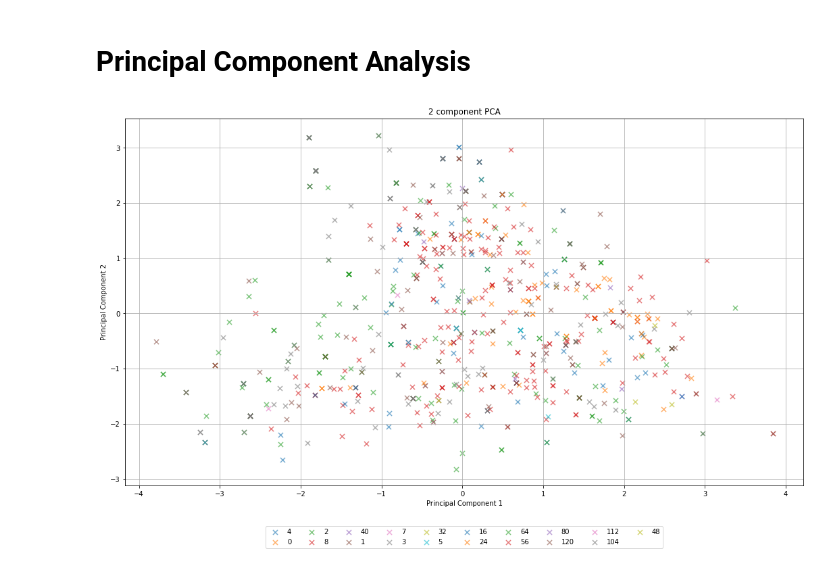
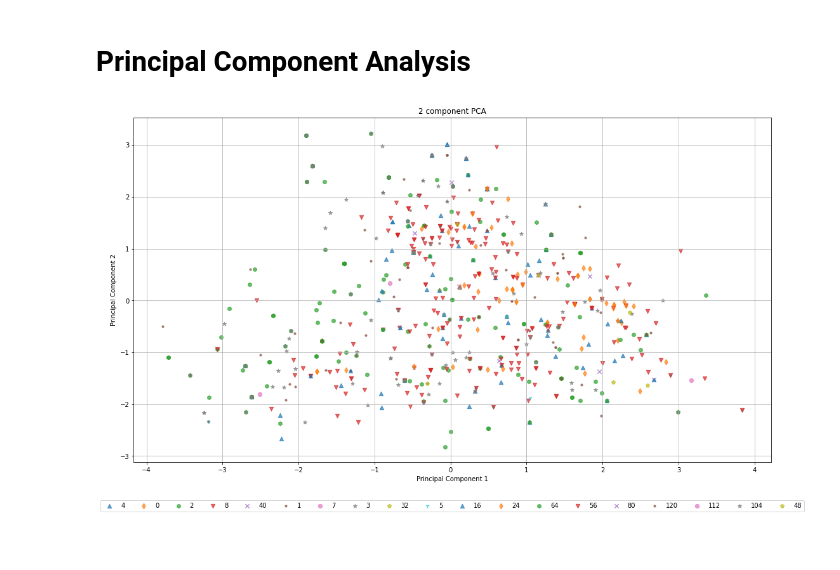
Before and after one commit to dmitriiannenkov/ml_hw_2, a Jupyter notebook: ML_Homework2_da1736.ipynb, the cells around one changed output. Saved outputs shown, nothing was run; the diff lists cells and outputs as text; code cells hidden in the pictures.

```diff
--- a/ML_Homework2_da1736.ipynb
+++ b/ML_Homework2_da1736.ipynb
@@ -381,7 +382,3 @@ X_scaled = scaler.fit_transform(X)
 X_test_scaled = scaler.transform(X_test)
 # %% [markdown]
 # **KNN**
-# %%
-# Initial testing with k = 5 KNNClassifier
-knn = KNeighborsClassifier(n_neighbors = 5) #setting up the KNN model to use 5NN
-knn.fit(X_train_scaled, y_train) #fitting the KNN
@@ -535,26 +537,29 @@ finalDf = pd.concat([principalDf, df[['Absenteeism time in hours']]], axis = 1)
 # %%
 fig = plt.figure(figsize = (18,10))
 ax = fig.add_subplot(1,1,1)
 ax.set_xlabel('Principal Component 1')
 ax.set_ylabel('Principal Component 2')
 ax.set_title('2 component PCA')
 targets = finalDf['Absenteeism time in hours'].unique()
 
 colors = []
+marker = itertools.cycle(('^', 'd', 'h', 'v', 'x', '.', 'o','*', 'p', '1'))
+
 for i in range(0, len(finalDf['Absenteeism time in hours'].unique())+1):
     #colors.append(tuple(np.random.choice(range(0, 2), size=3)))
     colors.append(np.random.rand(3,))
 
 for target, color in zip(targets,colors):
     indicesToKeep = finalDf['Absenteeism time in hours'] == target
     ax.scatter(finalDf.loc[indicesToKeep, 'principal component 1']
                , finalDf.loc[indicesToKeep, 'principal component 2']
-               , s = 50
-               , alpha = 0.6
-               , marker='x'
-               , edgecolors=color)
+               , s = 40
+               , alpha = 0.7
+               , marker=next(marker)
+               , edgecolors='face')
+
 # Put a legend below current axis
-ax.legend(targets, loc='upper center', bbox_to_anchor=(0.5, -0.1), ncol=10)
+ax.legend(targets, loc='upper center', bbox_to_anchor=(0.5, -0.1), ncol=21)
 ax.grid()
 # %% [output]
-[figure, old version]
+[figure, new version]
```
Also changed, not shown: parts of 8 cells of this notebook.
